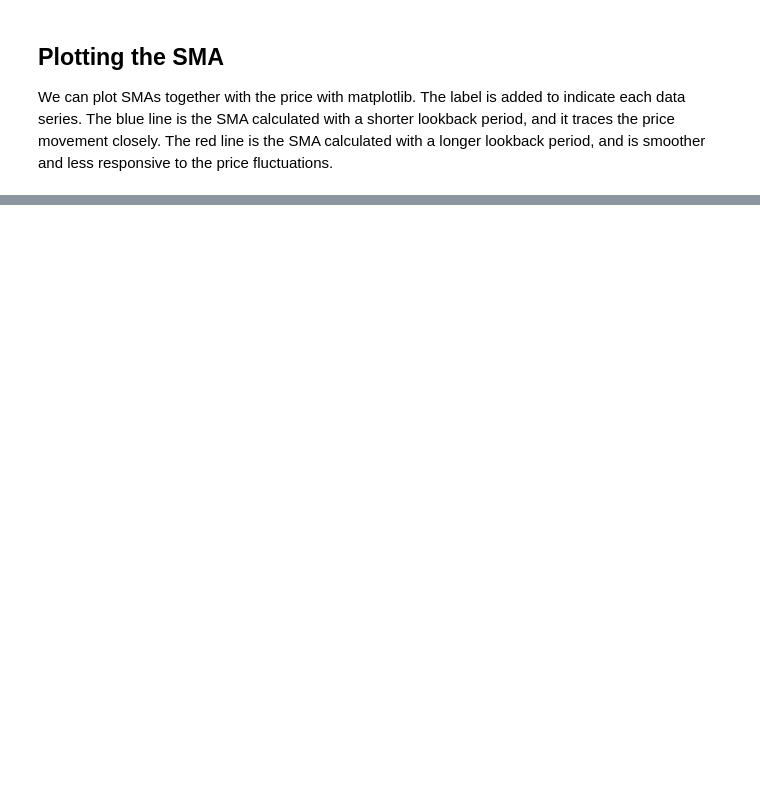
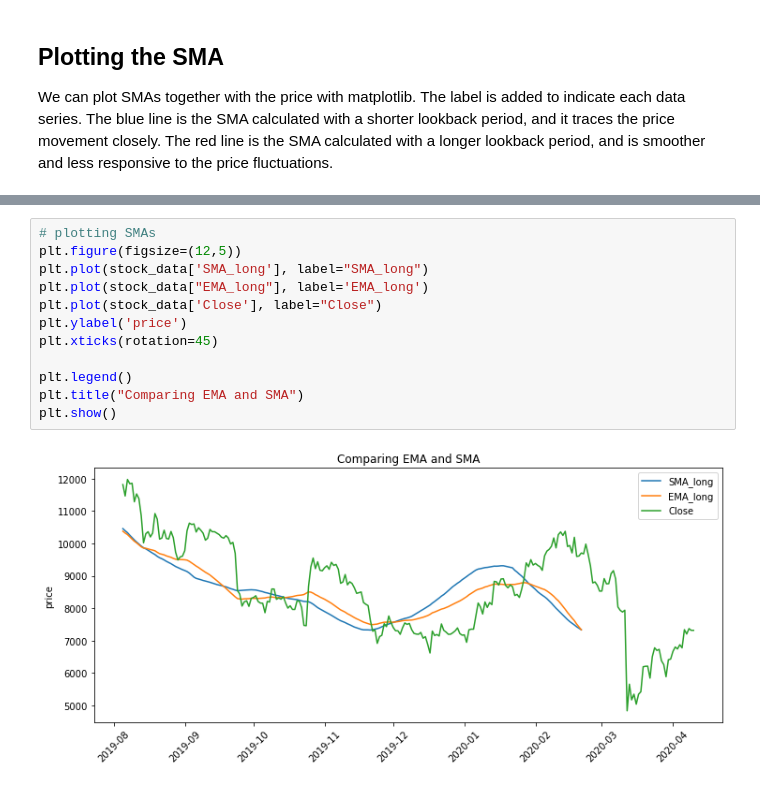
Before and after one commit to alimirr/algorithmic_trading_in_python, a Jupyter notebook: datacamp/2-techincal_indicators.ipynb, the cells around one changed output, grey strips where cells are left out. Cells and saved outputs as stored; diff of their text form; blank space fills up the shorter version.

```diff
--- a/datacamp/2-techincal_indicators.ipynb
+++ b/datacamp/2-techincal_indicators.ipynb
@@ -38,0 +156,14 @@ The main difference between SMAs and EMAs is that EMAs give higher weight to the
+# %%
+# plotting SMAs
+plt.figure(figsize=(12,5))
+plt.plot(stock_data['SMA_long'], label="SMA_long")
+plt.plot(stock_data["EMA_long"], label='EMA_long')
+plt.plot(stock_data['Close'], label="Close")
+plt.ylabel('price')
+plt.xticks(rotation=45)
+
+plt.legend()
+plt.title("Comparing EMA and SMA")
+plt.show()
+# %% [output]
+[figure, added]
```
Also changed, not shown: parts of 40 cells of this notebook.
